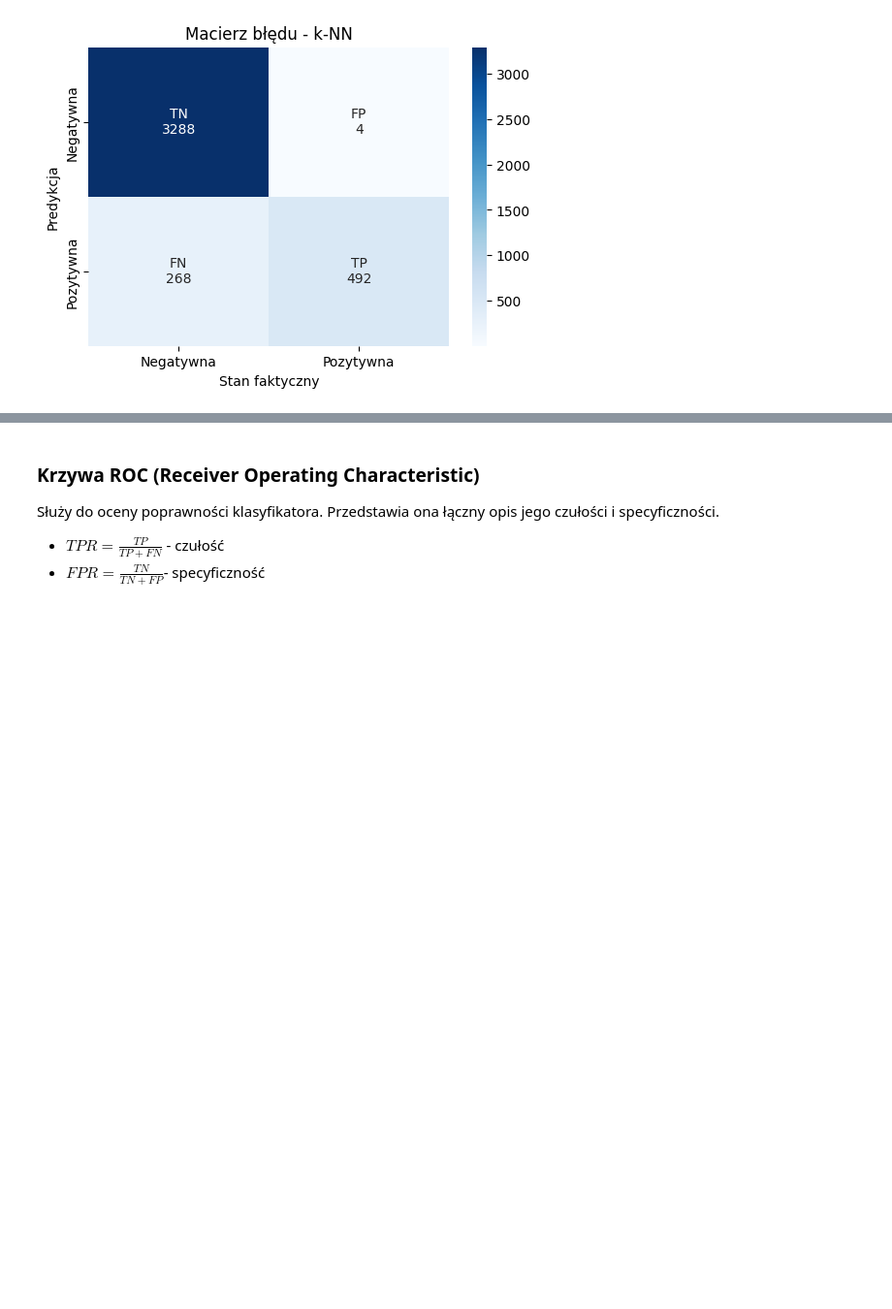
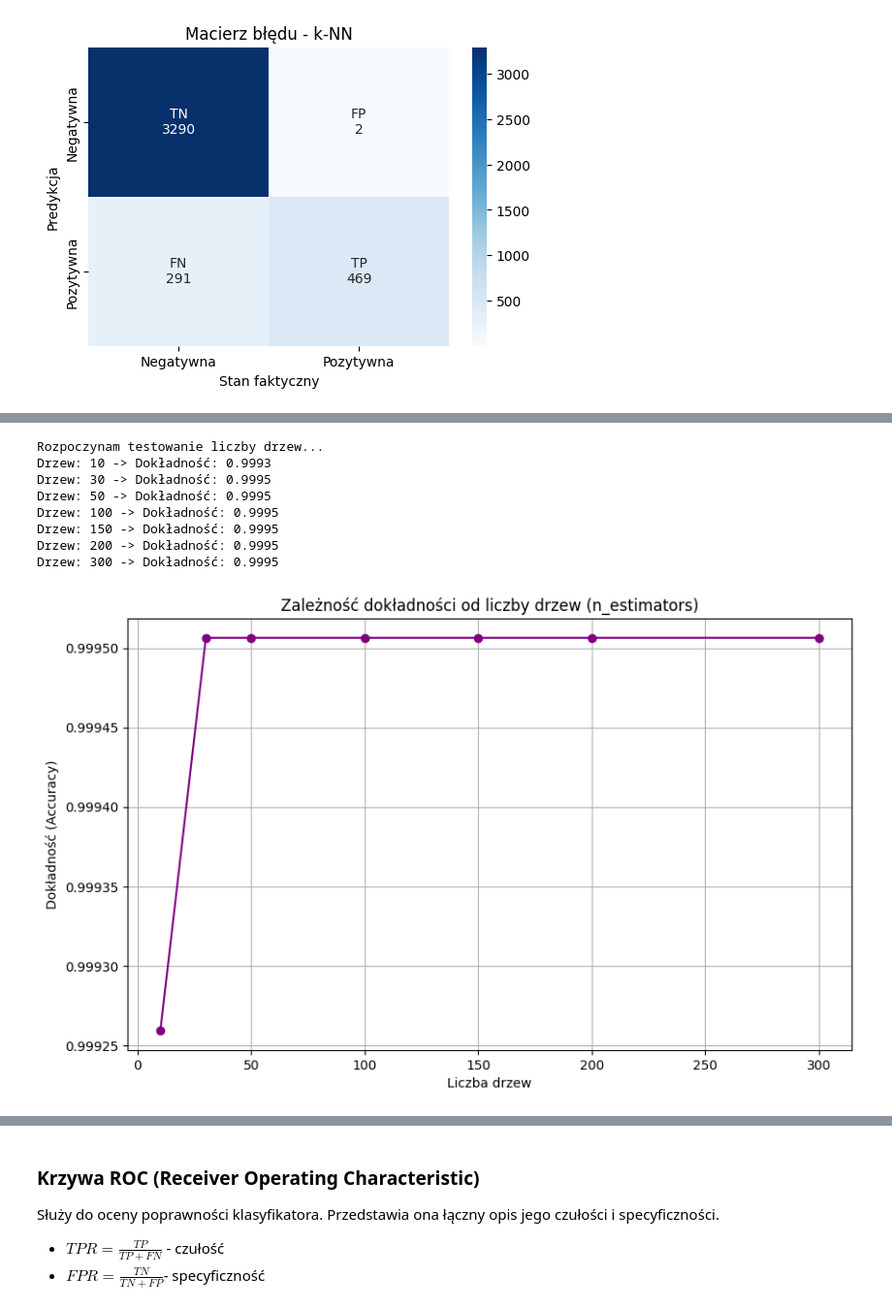
Before and after one commit to Soldier211/systemy-bi, a Jupyter notebook: projekt.ipynb, the cells around one changed output, grey strips where cells are left out. Shown at 97% size. Drawn from its saved outputs; the diff is of its cells as text; code cells hidden in the pictures; blank space fills up the shorter version.

```diff
--- a/projekt.ipynb
+++ b/projekt.ipynb
@@ -345,13 +345,22 @@ plt.show()
 ### <mark>KNN - algorytm najbliższego sąsiada</mark> ###
 To jeden z najbardziej podstawowych, ale niezbędnych algorytmów klasyfikacyjnych w uczeniu maszynowym. Należy do domeny uczenia się nadzorowanego i znajduje szerokie zastosowanie w rozpoznawaniu wzorców, eksploracji danych i wykrywaniu włamań.
 # %%
+from sklearn.preprocessing import StandardScaler
+
+
+scaler = StandardScaler()
+
+X_train_scaled = scaler.fit_transform(X_train)
+
+X_val_scaled = scaler.transform(X_val)
+
 # Stworzenie i dopasowanie modelu 48-NN
 knn_model = KNeighborsClassifier(n_neighbors=1048, weights='uniform', algorithm='auto')
-knn_model.fit(X_train, y_train.values.ravel())
+knn_model.fit(X_train_scaled, y_train.values.ravel())
 
 # Dokonaj predykcji na danych testowych
-y_pred_knn = knn_model.predict(X_val)
-y_proba_knn = knn_model.predict_proba(X_val)[:, 1]
+y_pred_knn = knn_model.predict(X_val_scaled)
+y_proba_knn = knn_model.predict_proba(X_val_scaled)[:, 1]
 
 # Klasyfikator 1-NN
 knn_cm = confusion_matrix(y_val, y_pred_knn)
@@ -398,0 +411,34 @@ AUC modelu k-NN: 0.9834443147662596
+# %%
+# Lista liczby drzew do sprawdzenia
+n_trees_list = [10, 30, 50, 100, 150, 200, 300]
+scores = []
+
+print("Rozpoczynam testowanie liczby drzew...")
+
+for n in n_trees_list:
+    rf = RandomForestClassifier(n_estimators=n, random_state=42, n_jobs=-1)
+    rf.fit(X_train, y_train.values.ravel())
+
+    score = accuracy_score(y_val, rf.predict(X_val))
+    scores.append(score)
+    print(f"Drzew: {n} -> Dokładność: {score:.4f}")
+
+n_best = n_trees_list[scores.index(max(scores))]
+
+plt.figure(figsize=(10, 6))
+plt.plot(n_trees_list, scores, marker='o', linestyle='-', color='purple')
+plt.title('Zależność dokładności od liczby drzew (n_estimators)')
+plt.xlabel('Liczba drzew')
+plt.ylabel('Dokładność (Accuracy)')
+plt.grid(True)
+plt.show()
+# %% [output]
+Rozpoczynam testowanie liczby drzew...
+Drzew: 10 -> Dokładność: 0.9993
+Drzew: 30 -> Dokładność: 0.9995
+Drzew: 50 -> Dokładność: 0.9995
+Drzew: 100 -> Dokładność: 0.9995
+Drzew: 150 -> Dokładność: 0.9995
+Drzew: 200 -> Dokładność: 0.9995
+Drzew: 300 -> Dokładność: 0.9995
+[figure, added]
```
Also changed, not shown: parts of 11 cells of this notebook.
